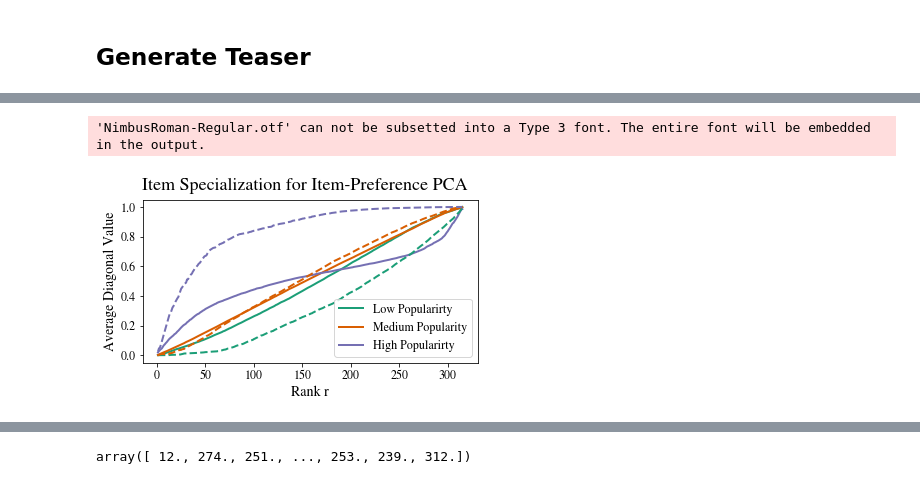
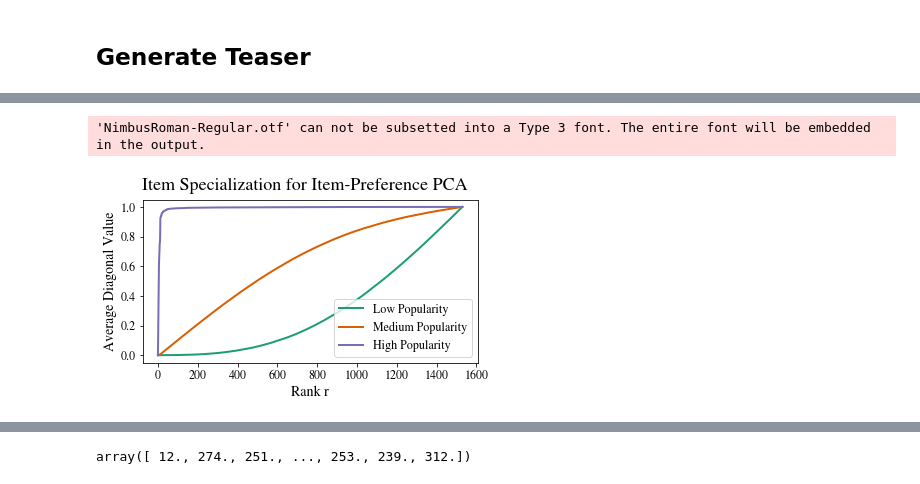
Before and after one commit to dliu18/fair-cf, a Jupyter notebook: Teaser.ipynb, the cells around one changed output, grey strips where cells are left out. Cells and saved outputs as stored; diff of their text form; code cells hidden in the pictures.

```diff
--- a/Teaser.ipynb
+++ b/Teaser.ipynb
@@ -168,7 +79,7 @@ SMALL_SIZE = 12
 MEDIUM_SIZE = 18
 BIGGER_SIZE = 18
 
-interval_start_idxs = [1, 50, 100, 150, 200, 250]
+interval_start_idxs = [1, 50, 100, 250, 500, 750, 1000, 1250]
 interval_gap = 10
 
 U, S, Vh = svd(P, full_matrices=False)
@@ -185,13 +96,15 @@ plt.rc('figure', titlesize=BIGGER_SIZE)  # fontsize of the figure title
 ncols = len(interval_start_idxs)
 fig, ax = plt.subplots(figsize = (10, 7))
 
-# err = []
-# for r in np.arange(0, P.shape[1]):
-#     P_pred = P @ Vh[:r].T @ Vh[:r]
-# #     P_pred = P @  proj_matrices_max_pred[r]
-#     err.append(np.linalg.norm(P - P_pred)**2)
+err = []
+proj_mtx = np.zeros((d, d))
+for r in np.arange(0, P.shape[1]+1):
+    if r > 0:
+        proj_mtx += np.outer(Vh[r-1], Vh[r-1])
+    P_pred = P @ proj_mtx
+    err.append(np.linalg.norm(P - P_pred)**2)
 
-# ax.plot(err / np.linalg.norm(P)**2, label = "Global", linewidth = 3, c = colors[-1], linestyle = "--")
+ax.plot(err / np.linalg.norm(P)**2, label = "Global", linewidth = 3, c = colors[-1], linestyle = "--")
 
 for idx, interval_start_idx in enumerate(interval_start_idxs):
     artist_idx = -1
@@ -217,7 +130,7 @@ for idx, interval_start_idx in enumerate(interval_start_idxs):
 
     err = []
     P_pred = np.zeros(P.shape)
-    for r in tqdm(np.arange(0, 300)):
+    for r in tqdm(np.arange(0, d)):
         P_pred += np.outer(P @ Vh[r], Vh[r])
 #         P_pred = P @ proj_matrices_max_pred[r]
         err.append(np.linalg.norm(P[:, artist_idx] - P_pred[:, artist_idx])**2)
@@ -231,5 +144,5 @@ ax.set_xlabel("Rank r")
 ax.set_ylabel("Normalized Item Error")
 ax.set_title("Salience of Trailing Principal Components for Select Artists")
 ax.legend()
-# plt.savefig("figs/salience_of_trailing_components.pdf", bbox_inches = "tight")
+plt.savefig(f"figs/salience_of_trailing_components_{is_binary}_{is_normalized}.pdf", bbox_inches = "tight")
 # %% [output]
@@ -248,49 +161,36 @@ with open("pickles/max_pred_lastfm_all_cosine.pickle", "rb") as pickleFile:
 # %%
 plt.rc('axes', labelsize=14)    # fontsize of the x and y labels
 
 U, S, Vh = np.linalg.svd(P, full_matrices = False)
 d = P.shape[1] # should equal len(S)
 
-low_artist_filter = np.sum(P > 0, axis = 0) < 50
-med_artist_filter = (np.sum(P > 0, axis = 0) >= 50) & (np.sum(P > 0, axis = 0) <= 150)
-high_artist_filter = np.sum(P > 0, axis = 0) > 150
-assert np.all((low_artist_filter | med_artist_filter) | high_artist_filter)
-assert np.sum(low_artist_filter) + np.sum(med_artist_filter) + np.sum(high_artist_filter) == d
-
+high_cols, med_cols, low_cols = utils.get_popularity_splits(P)
+assert np.all(np.sort(np.concatenate((low_cols, med_cols, high_cols))) == np.arange(d))
 
 fig_diag, ax_diag = plt.subplots(figsize = (6,3))
 fig_diag.suptitle("Item Specialization for Item-Preference PCA")
 
-
-diagonals = np.zeros((len(S) - 1, len(S)))
-for idx, r in enumerate(range(1, len(S))):
-#     proj_mtx = Vh[:r].T @ Vh[:r]
-    proj_mtx = proj_matrices_max_pred[r]
-    diagonals[idx] = np.diagonal(proj_mtx)
-ax_diag.plot(range(1, len(S)), np.mean(diagonals[:, low_artist_filter], axis = 1), label = "Low Popularirty", c = colors[0], linewidth = 2)
-ax_diag.plot(range(1, len(S)), np.mean(diagonals[:, med_artist_filter], axis = 1), label = "Medium Popularity", c = colors[1], linewidth = 2)
-ax_diag.plot(range(1, len(S)), np.mean(diagonals[:, high_artist_filter], axis = 1), label = "High Popularirty", c = colors[2], linewidth = 2)
-
-diagonals = np.zeros((len(S) - 1, len(S)))
-for idx, r in enumerate(range(1, len(S))):
-    proj_mtx = Vh[:r].T @ Vh[:r]
-    diagonals[idx] = np.diagonal(proj_mtx)
-ax_diag.plot(range(1, len(S)), np.mean(diagonals[:, low_artist_filter], axis = 1), linestyle = "--", c = colors[0], linewidth = 2)
-ax_diag.plot(range(1, len(S)), np.mean(diagonals[:, med_artist_filter], axis = 1), linestyle = "--", c = colors[1], linewidth = 2)
-ax_diag.plot(range(1, len(S)), np.mean(diagonals[:, high_artist_filter], axis = 1), linestyle = "--", c = colors[2], linewidth = 2)
+diagonals = np.zeros((len(S)+1, len(S)))
+proj_mtx = np.zeros((len(S), len(S)))
+for r in range(1,len(S)+1):
+    proj_mtx += np.outer(Vh[r-1], Vh[r-1])
+    diagonals[r] = np.diagonal(proj_mtx)
+ax_diag.plot(range(len(S)+1), np.mean(diagonals[:, low_cols], axis = 1), c = colors[0], linewidth = 2, label="Low Popularity")
+ax_diag.plot(range(len(S)+1), np.mean(diagonals[:, med_cols], axis = 1), c = colors[1], linewidth = 2, label="Medium Popularity")
+ax_diag.plot(range(len(S)+1), np.mean(diagonals[:, high_cols], axis = 1), c = colors[2], linewidth = 2, label="High Popularity")
 
 
 #DIAGONALS
 #ax_diag.set_title(alg_name)
 ax_diag.set_xlabel("Rank r")
 ax_diag.set_ylabel("Average Diagonal Value")
 
 ax_diag.legend()
 
-fig_diag.savefig("figs/lastfm_reliance_on_diagonal_max_pred.pdf", bbox_inches = "tight")
+fig_diag.savefig("figs/lastfm_reliance_on_diagonal.pdf", bbox_inches = "tight")
 # %% [output]
 'NimbusRoman-Regular.otf' can not be subsetted into a Type 3 font. The entire font will be embedded in the output.
-[figure, old version]
+[figure, new version]
 # %%
 plt.rc('axes', labelsize=14)    # fontsize of the x and y labels
 # plt.rc('font', fontsize=18)    # fontsize of the x and y labels
```
Also changed, not shown: parts of 9 cells of this notebook, 6 other files.
